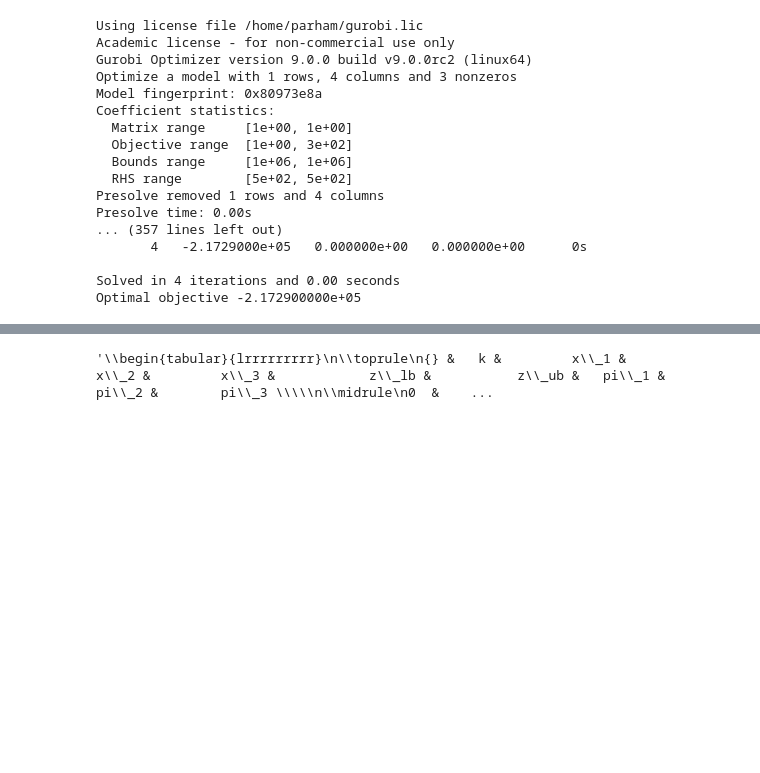
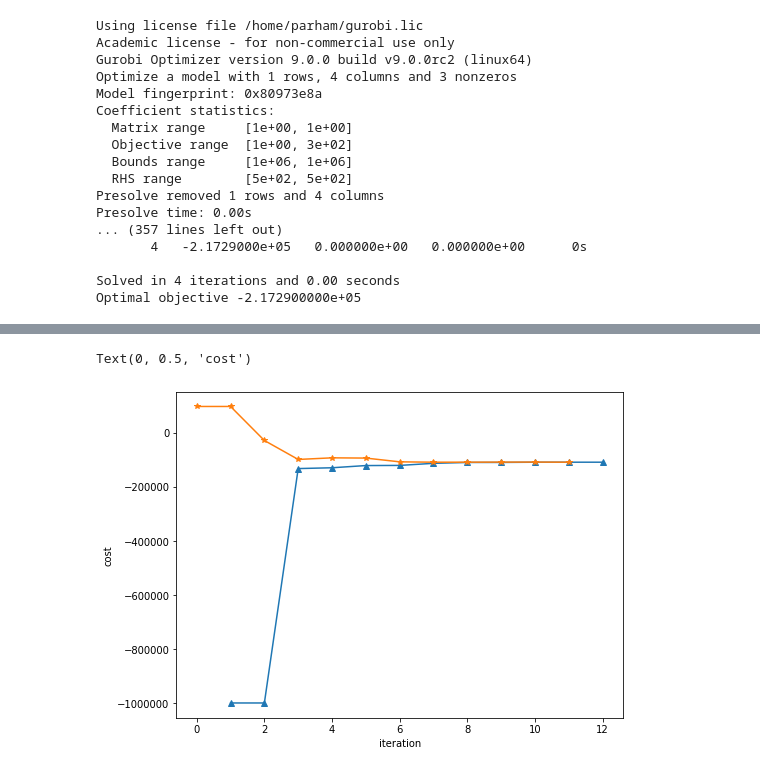
Before and after one commit to 9231058/farmer, a Jupyter notebook: benders.ipynb, the cells around one changed output, grey strips where cells are left out. Drawn from its saved outputs; the diff is of its cells as text; code cells hidden in the pictures; blank space fills up the shorter version.

Commit message:
feat: Add Plot for ZLB and ZUB

```diff
--- a/benders.ipynb
+++ b/benders.ipynb
@@ -40,7 +40,3 @@ df
 | 9 | 10 | 177.272727 | 72.727273 | 250.000000 | -108440.909091 | -108004.545455 | -425.0 | -558.0 | -720.0 |
 | 10 | 11 | 175.174825 | 72.727273 | 252.097902 | -108392.657343 | -107956.293706 | -425.0 | -558.0 | -512.0 |
 | 11 | 12 | 170.000000 | 80.000000 | 250.000000 | -108390.000000 | -108390.000000 | -425.0 | -498.0 | -720.0 |
-# %%
-df.to_latex()
-# %% [output]
-'\\begin{tabular}{lrrrrrrrrr}\n\\toprule\n{} &   k &         x\\_1 &         x\\_2 &         x\\_3 &            z\\_lb &           z\\_ub &   pi\\_1 &   pi\\_2 &        pi\\_3 \\\\\n\\midrule\n0  &    ...
@@ -46,0 +45,9 @@ df.to_latex()
+# %%
+_, ax = plt.subplots(figsize=(8, 6))
+
+ax.plot(df['k'], df['z_lb'], '-^', df['z_ub'], '-*')
+ax.set_xlabel('iteration')
+ax.set_ylabel('cost')
+# %% [output]
+Text(0, 0.5, 'cost')
+[figure, added]
```
Also changed, not shown: parts of 1 cell of this notebook.
